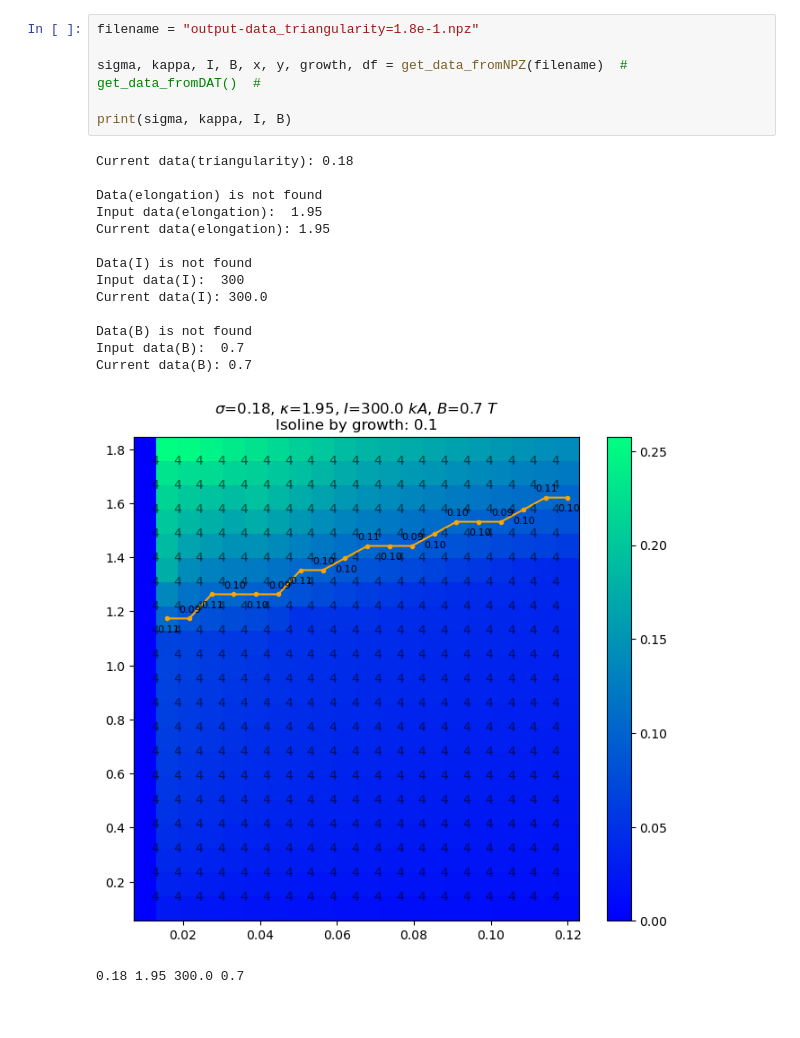
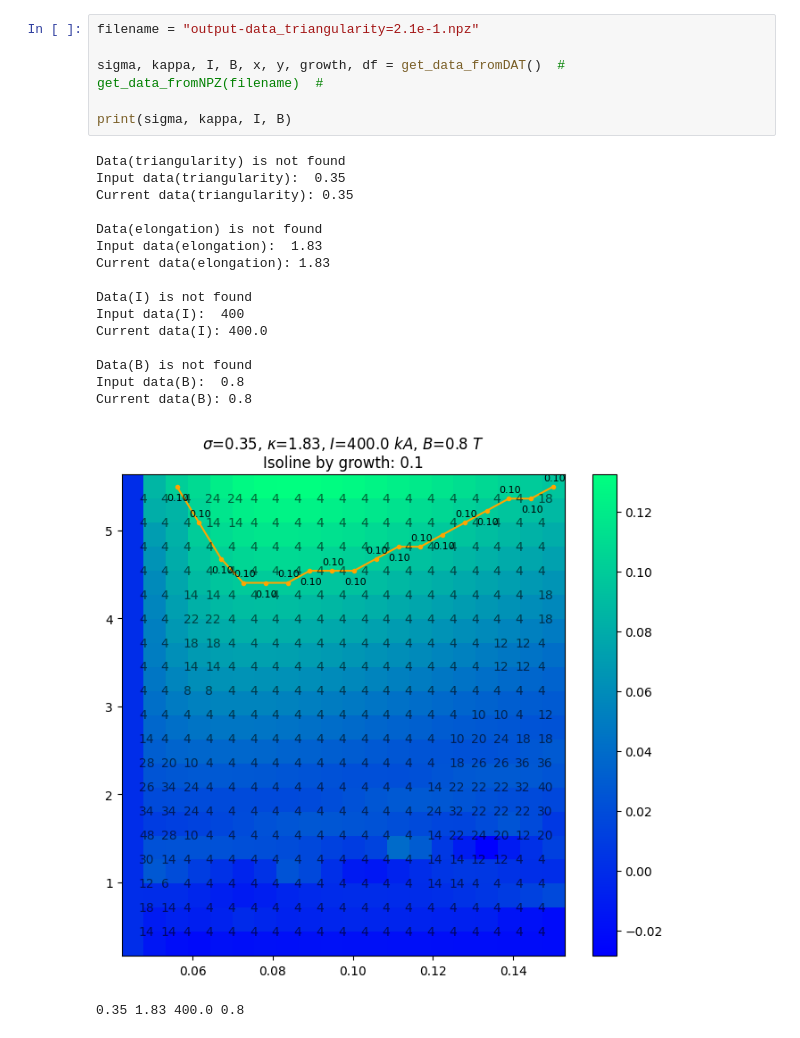
Before and after one commit to feodorrussia/PB_modeling, a Jupyter notebook: Modeling Piling-Ballon Mode/Data-processing.ipynb, the cells around one changed output. Cells and saved outputs as stored; diff of their text form.

```diff
--- a/Modeling Piling-Ballon Mode/Data-processing.ipynb
+++ b/Modeling Piling-Ballon Mode/Data-processing.ipynb
@@ -154,25 +178,27 @@ def plot_diagram(A_data, P_data, growth_data, mode_data, df, meta):
 # %%
-filename = "output-data_triangularity=1.8e-1.npz"
+filename = "output-data_triangularity=2.1e-1.npz"
 
-sigma, kappa, I, B, x, y, growth, df = get_data_fromNPZ(filename)  # get_data_fromDAT()  #
+sigma, kappa, I, B, x, y, growth, df = get_data_fromDAT()  # get_data_fromNPZ(filename)  #
 
 print(sigma, kappa, I, B)
 # %% [output]
-Current data(triangularity): 0.18
+Data(triangularity) is not found
+Input data(triangularity):  0.35
+Current data(triangularity): 0.35
 
 Data(elongation) is not found
-Input data(elongation):  1.95
-Current data(elongation): 1.95
+Input data(elongation):  1.83
+Current data(elongation): 1.83
 
 Data(I) is not found
-Input data(I):  300
-Current data(I): 300.0
+Input data(I):  400
+Current data(I): 400.0
 
 Data(B) is not found
-Input data(B):  0.7
-Current data(B): 0.7
+Input data(B):  0.8
+Current data(B): 0.8
-[figure, old version]
+[figure, new version]
-0.18 1.95 300.0 0.7
+0.35 1.83 400.0 0.8
 # %%
 df["sigma"] = sigma
 df["kappa"] = kappa
```
Also changed, not shown: parts of 12 cells of this notebook.
